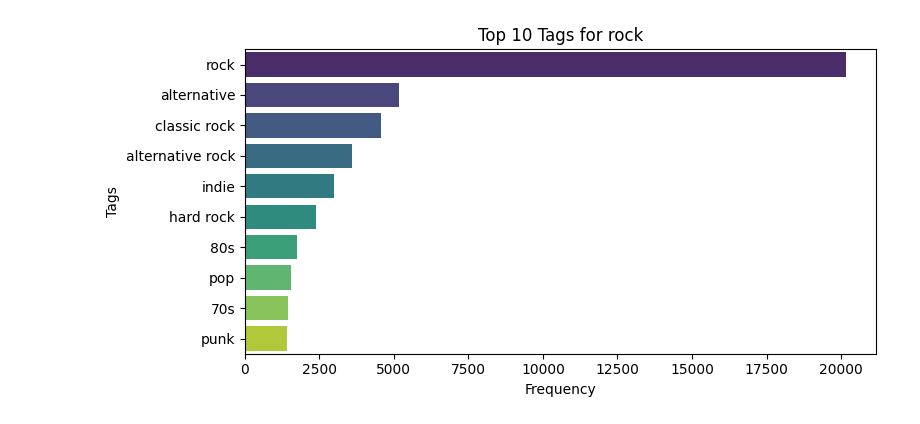
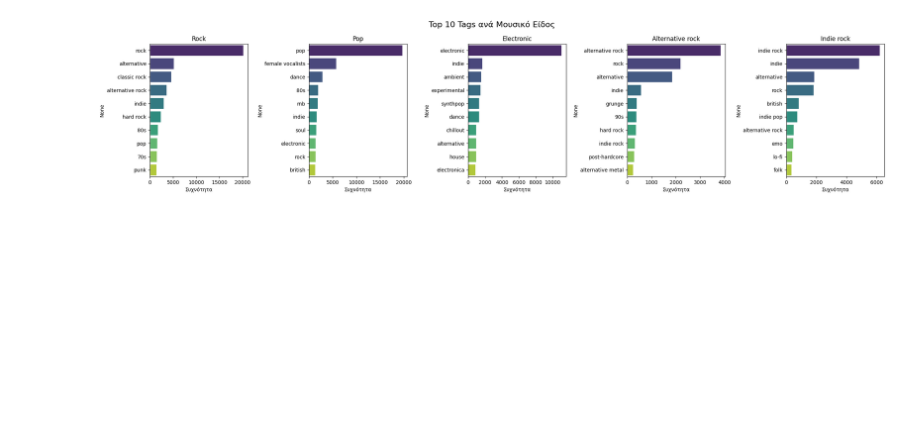
Before and after one commit to KimonSMN/df_multimodal_sdi26_paratasi_plz, a Jupyter notebook: Untitled.ipynb, the cells around one changed output. Drawn from its saved outputs; the diff is of its cells as text; code cells hidden in the pictures; blank space fills up the shorter version.

```diff
--- a/Untitled.ipynb
+++ b/Untitled.ipynb
@@ -255,93 +269,38 @@ import matplotlib.pyplot as plt
 import seaborn as sns
 from sklearn.metrics.pairwise import cosine_similarity
 
-# --- ΛΥΣΗ ΓΙΑ ΤΟ PERFORMANCE WARNING ---
-final_df = final_df.copy()
+# Bar Charts με τα Top 10 Tags για ΟΛΑ τα Top 5 Genres
+fig, axes = plt.subplots(1, 5, figsize=(22, 5))
+fig.suptitle('Top 10 Tags ανά Μουσικό Είδος', fontsize=16)
 
-# ==========================================
-# 1. Bar Chart: Τα 10 πιο συχνά tags ανά είδος
-# ==========================================
-print("--- Top 10 Tags ανά Genre ---")
-for genre in top_5_genres:
-    # Βρίσκουμε τα tags για το συγκεκριμένο είδος
+for i, genre in enumerate(top_5_genres):
     genre_data = final_tags[final_tags['genre'] == genre]
 
-    # Ενώνουμε όλα τα tags και τα χωρίζουμε με κόμμα
+    # Ενωνουμε και καθαριζουμε τα tags
     all_tags = ','.join(genre_data['tags'].dropna()).split(',')
-    # Καθαρίζουμε από κενά spaces
     all_tags = [tag.strip() for tag in all_tags if tag.strip()]
 
-    # Μετράμε και κρατάμε τα top 10
+    # Μετραμε τα top 10
     top_10 = pd.Series(all_tags).value_counts().head(10)
 
-    plt.figure(figsize=(8, 4))
-    sns.barplot(x=top_10.values, y=top_10.index, palette='viridis')
-    plt.title(f"Top 10 Tags for {genre}")
-    plt.xlabel("Frequency")
-    plt.ylabel("Tags")
-    plt.tight_layout()
-    plt.show()
-
-# ==========================================
-# 2. Πόσα τραγούδια κατατάσσονται στο καθένα από τα Top-5 είδη
-# ==========================================
-plt.figure(figsize=(8, 5))
-top_genres_counts = final_df['genre'].value_counts()
-sns.barplot(x=top_genres_counts.index, y=top_genres_counts.values, palette='magma')
-plt.title("Αριθμός Τραγουδιών ανά Top-5 Είδος")
-plt.xlabel("Είδος (Genre)")
-plt.ylabel("Αριθμός Τραγουδιών")
-plt.show()
-
-# ==========================================
-# 3. Κατανομή Μεγέθους Στίχων
-# ==========================================
-# Πλήθος χαρακτήρων
-final_df['char_count'] = final_df['lyrics'].apply(len)
-# Πλήθος λέξεων (split με κενά)
-final_df['word_count'] = final_df['lyrics'].apply(lambda x: len(str(x).split()))
-# Πλήθος meaningful λέξεων (χωρίς stopwords)
-final_df['meaningful_word_count'] = final_df['lyrics'].apply(
-    lambda x: len([w for w in str(x).lower().split() if w not in stop_words])
-)
-
-fig, axes = plt.subplots(1, 3, figsize=(18, 5))
-
-sns.histplot(final_df['char_count'], bins=50, ax=axes[0], color='skyblue')
-axes[0].set_title('Κατανομή Χαρακτήρων')
-
-sns.histplot(final_df['word_count'], bins=50, ax=axes[1], color='lightgreen')
-axes[1].set_title('Κατανομή Λέξεων')
-
-sns.histplot(final_df['meaningful_word_count'], bins=50, ax=axes[2], color='salmon')
-axes[2].set_title('Κατανομή Meaningful Λέξεων (No Stopwords)')
+    # Σχεδιαση
+    sns.barplot(x=top_10.values, y=top_10.index, palette='viridis', ax=axes[i])
+    axes[i].set_title(genre.capitalize())
+    axes[i].set_xlabel("Συχνότητα")
 
 plt.tight_layout()
 plt.show()
 
-# ==========================================
-# 4. Similarity Analysis (Συνημιτονοειδής Ομοιότητα) [cite: 37]
-# ==========================================
-# Επιλέγουμε τυχαία ένα τραγούδι ως "στόχο" (π.χ. το πρώτο, index = 0)
-target_idx = 0
-target_id = final_df.iloc[target_idx]['id']
-target_genre = final_df.iloc[target_idx]['genre']
-print(f"\nΑναζήτηση ομοιοτήτων για το Τραγούδι-Στόχο: {target_id} (Genre: {target_genre})\n")
 
-# --- Similarity βάσει Στίχων (Text) ---
-text_sims = cosine_similarity(text_embeddings[target_idx].reshape(1, -1), text_embeddings)[0]
-# argsort() επιστρέφει τους δείκτες σε αύξουσα σειρά. Θέλουμε τα 5 μεγαλύτερα εκτός από το ίδιο το τραγούδι
-top5_text_indices = text_sims.argsort()[-6:-1][::-1]
+# Κατανομη Μεγεθους Στιχων σε πληθος χαρακτηρων (char count)
+final_df = final_df.copy() # για το performance warning
+final_df['char_count'] = final_df['lyrics'].apply(len)
 
-print(">>> Top 5 Όμοια Τραγούδια βάσει TEXT (Στίχοι):")
-for idx in top5_text_indices:
-    print(f"ID: {final_df.iloc[idx]['id']} | Genre: {final_df.iloc[idx]['genre']} | Similarity: {text_sims[idx]:.4f}")
-
-# --- Similarity βάσει Ήχου (Audio) ---
-audio_sims = cosine_similarity(audio_embeddings[target_idx].reshape(1, -1), audio_embeddings)[0]
-top5_audio_indices = audio_sims.argsort()[-6:-1][::-1]
-
-print("\n>>> Top 5 Όμοια Τραγούδια βάσει AUDIO (MFCCs):")
-for idx in top5_audio_indices:
-    print(f"ID: {final_df.iloc[idx]['id']} | Genre: {final_df.iloc[idx]['genre']} | Similarity: {audio_sims[idx]:.4f}")
+plt.figure(figsize=(10, 5))
+sns.histplot(final_df['char_count'], bins=50, color='mediumpurple', kde=True)
+plt.title('Κατανομή Πλήθους Χαρακτήρων στους Στίχους')
+plt.xlabel('Αριθμός Χαρακτήρων')
+plt.ylabel('Πλήθος Τραγουδιών')
+plt.xlim(0, 5000) # Κοβουμε outliers για πιο καθαρο γραφημα
+plt.show()
 # %% [output]
@@ -352 +326 @@ Passing `palette` without assigning `hue` is deprecated and will be removed in v
-[figure, old version]
+[figure, new version]
```
Also changed, not shown: parts of 7 cells of this notebook.
